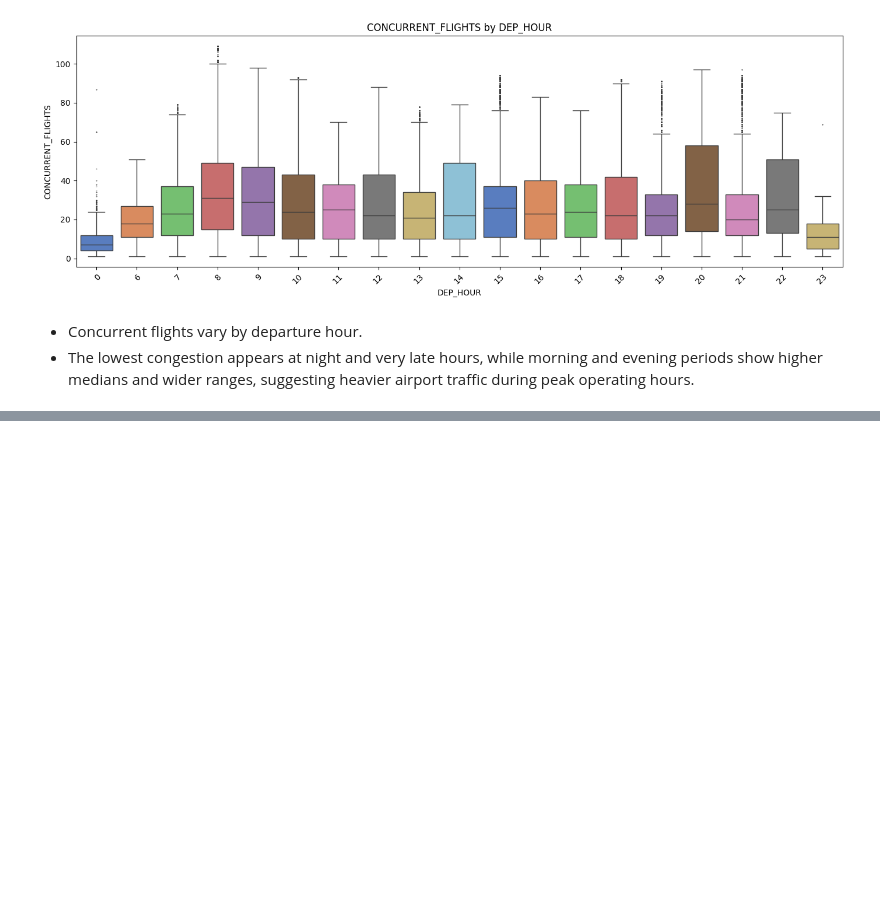
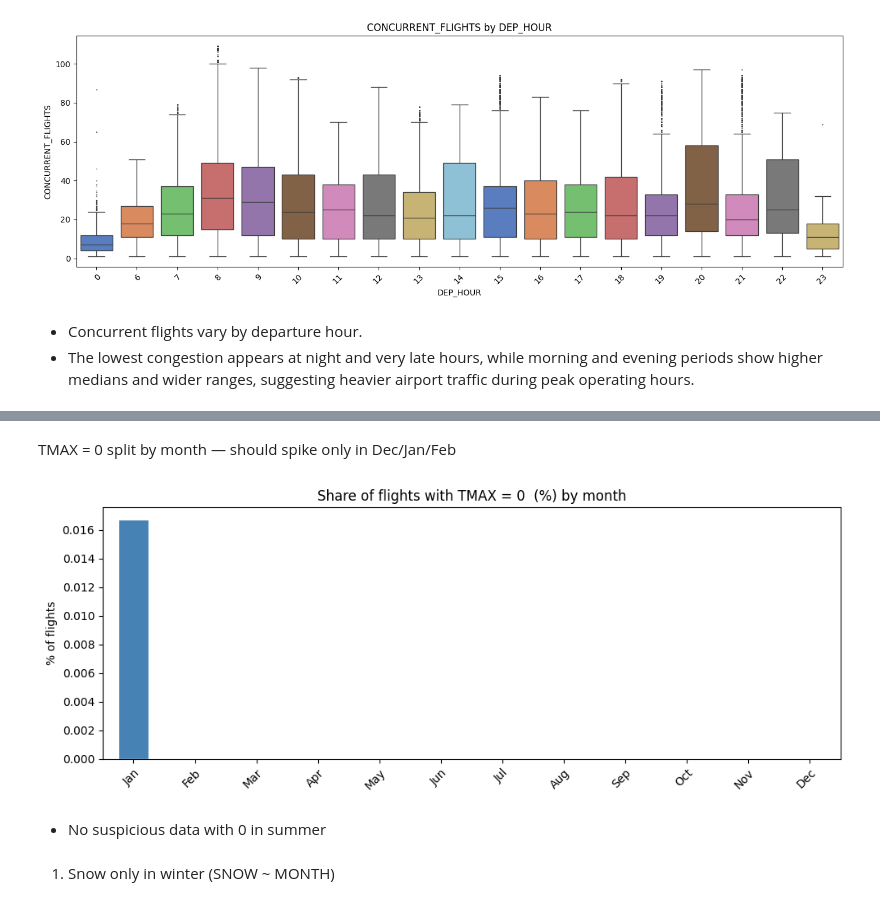
Before and after one commit to AlinaYakubova/ml-flight-felay-prediction, a Jupyter notebook: flight_delay_prediction.ipynb, the cells around one changed output, grey strips where cells are left out. Saved outputs shown, nothing was run; the diff lists cells and outputs as text; code cells hidden in the pictures; blank space fills up the shorter version.

Commit message:
data understanding section

```diff
--- a/flight_delay_prediction.ipynb
+++ b/flight_delay_prediction.ipynb
@@ -307,0 +450,26 @@ plot_boxplot_by_category(df, "DEP_HOUR", "CONCURRENT_FLIGHTS", top_n=24)
+# %% [markdown]
+TMAX = 0 split by month — should spike only in Dec/Jan/Feb
+# %%
+tmax_zero_by_month = (
+    df.assign(tmax_is_zero=(df["TMAX"] == 0))
+    .groupby("MONTH_NAME")["tmax_is_zero"]
+    .mean()
+    .mul(100)
+    .reindex(MONTH_ORDER)
+)
+# %%
+fig, ax = plt.subplots(figsize=(10, 4))
+tmax_zero_by_month.plot(kind="bar", ax=ax, color="steelblue", edgecolor="white")
+ax.set_title("Share of flights with TMAX = 0  (%) by month")
+ax.set_ylabel("% of flights")
+ax.set_xlabel("")
+ax.tick_params(axis="x", rotation=45)
+plt.setp(ax.get_xticklabels(), ha="right", rotation_mode="anchor")
+plt.tight_layout()
+plt.show()
+# %% [output]
+[figure, added]
+# %% [markdown]
+-  No suspicious data with 0 in summer
+# %% [markdown]
+ 1) Snow only in winter (SNOW ~ MONTH)
```
Also changed, not shown: parts of 37 cells of this notebook.
